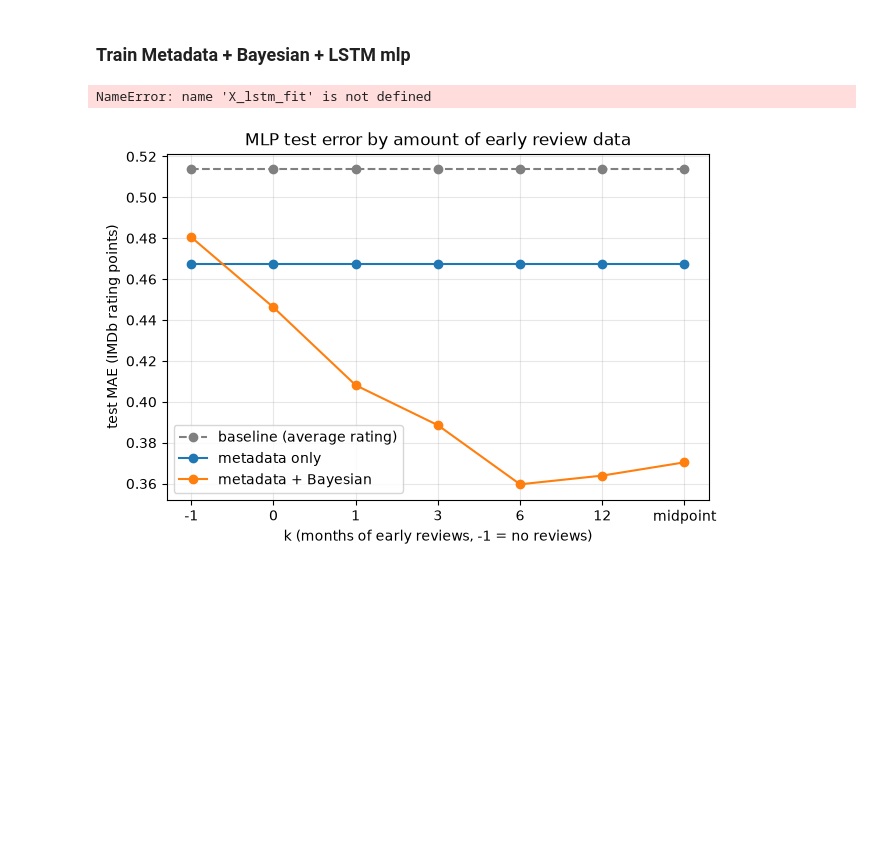
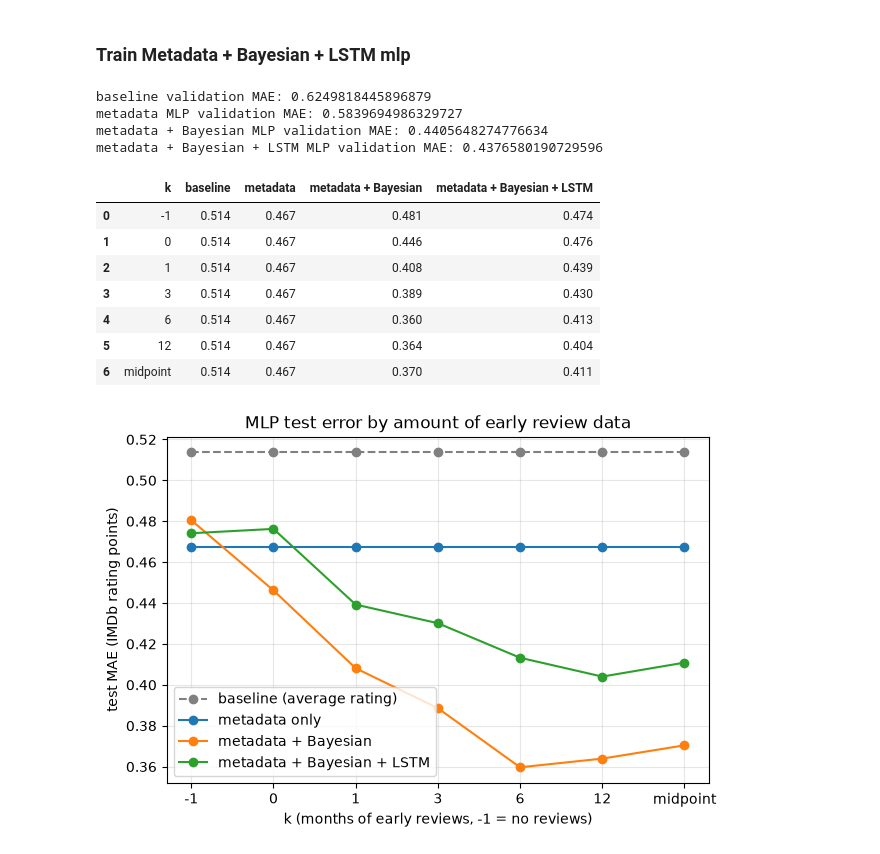
Before and after one commit to angml/ML2_Project, a Jupyter notebook: project_file_bayesian.ipynb, the cells around one changed output. Saved outputs shown, nothing was run; the diff lists cells and outputs as text; code cells hidden in the pictures; blank space fills up the shorter version.

Commit message:
final predictions

```diff
--- a/project_file_bayesian.ipynb
+++ b/project_file_bayesian.ipynb
@@ -1046,58 +1057,80 @@ KeyError: 'lstm_mean'
 # %% [markdown]
 ### Train Metadata + Bayesian + LSTM mlp
 # %%
-mlp_bayes = MLPRegressor(
+# build and train the MLP on metadata + Bayesian + LSTM features
+mlp_lstm = MLPRegressor(
     hidden_layer_sizes=(8,),
     activation="relu",
     learning_rate_init=0.001,
-    max_iter=500,
+    max_iter=1000,
     random_state=42,
 ).fit(X_lstm_fit, y_fit)
 
 # predict ratings for the validation movies
-y_lstn_val_pred = mlp_bayes.predict(X_lstm_val)
+y_lstm_val_pred = mlp_lstm.predict(X_lstm_val)
 
 # compare average errors
 print("baseline validation MAE:", mean_absolute_error(y_val, baseline_val_pred))
 print("metadata MLP validation MAE:", mean_absolute_error(y_val, y_meta_val_pred))
 print("metadata + Bayesian MLP validation MAE:", mean_absolute_error(y_val, y_bayes_val_pred))
-print("metadata + Bayesian + lstm MLP validation MAE:", mean_absolute_error(y_val, y_lstm_val_pred))
+print("metadata + Bayesian + LSTM MLP validation MAE:", mean_absolute_error(y_val, y_lstm_val_pred))
 # %% [output]
-NameError: name 'X_lstm_fit' is not defined
+baseline validation MAE: 0.6249818445896879
+metadata MLP validation MAE: 0.5839694986329727
+metadata + Bayesian MLP validation MAE: 0.4405648274776634
+metadata + Bayesian + LSTM MLP validation MAE: 0.4376580190729596
 # %%
-# predictions
+# predictions for test movies
 baseline_test_pred = np.full(len(y_test), y_fit.mean())
 y_meta_test_pred = mlp_meta.predict(X_meta_test)
 y_bayes_test_pred = mlp_bayes.predict(X_bayes_test)
-# y_lstm_test_pred = mlp_lstm.predict(X_lstm_test)
+y_lstm_test_pred = mlp_lstm.predict(X_lstm_test)
 
 k_vals = ["-1", "0", "1", "3", "6", "12", "midpoint"]
 k_test = mlp_data.loc[mlp_test_rows, "k"].to_numpy()
 
+
+# compute each model's test MAE separately for each k
 mae_by_k = []
 for k in k_vals:
     is_k = k_test == k
     mae_by_k.append({
         "k": k,
         "baseline": mean_absolute_error(y_test[is_k], baseline_test_pred[is_k]),
         "metadata": mean_absolute_error(y_test[is_k], y_meta_test_pred[is_k]),
         "metadata + Bayesian": mean_absolute_error(y_test[is_k], y_bayes_test_pred[is_k]),
-        # "metadata + Bayesian + LSTM": mean_absolute_error(y_test[is_k], y_lstm_test_pred[is_k]),
+        "metadata + Bayesian + LSTM": mean_absolute_error(y_test[is_k], y_lstm_test_pred[is_k]),
     })
+# table for better visual
 mae_by_k = pd.DataFrame(mae_by_k)
+
+display(mae_by_k.round(3))
 
 plt.figure(figsize=(7, 4.5))
 
-plt.plot(mae_by_k["k"], mae_by_k["baseline"], marker="o", linestyle="--", color="gray", label="baseline (average rating)")
-plt.plot(mae_by_k["k"], mae_by_k["metadata"], marker="o", label="metadata only")
-plt.plot(mae_by_k["k"], mae_by_k["metadata + Bayesian"], marker="o", label="metadata + Bayesian")
-# plt.plot(mae_by_k["k"], mae_by_k["metadata + Bayesian + LSTM"], marker="o", label="metadata + Bayesian + LSTM")
+plt.plot(mae_by_k["k"], mae_by_k["baseline"],
+         marker="o", linestyle="--", color="gray",
+         label="baseline (average rating)")
+plt.plot(mae_by_k["k"], mae_by_k["metadata"],
+         marker="o", label="metadata only")
+plt.plot(mae_by_k["k"], mae_by_k["metadata + Bayesian"],
+         marker="o", label="metadata + Bayesian")
+plt.plot(mae_by_k["k"], mae_by_k["metadata + Bayesian + LSTM"],
+         marker="o", label="metadata + Bayesian + LSTM")
 
 plt.xlabel("k (months of early reviews, -1 = no reviews)")
 plt.ylabel("test MAE (IMDb rating points)")
 plt.title("MLP test error by amount of early review data")
 plt.legend()
 plt.grid(alpha=0.3)
 plt.show()
 # %% [output]
+|  | k | baseline | metadata | metadata + Bayesian | metadata + Bayesian + LSTM |
+| 0 | -1 | 0.514 | 0.467 | 0.481 | 0.474 |
+| 1 | 0 | 0.514 | 0.467 | 0.446 | 0.476 |
+| 2 | 1 | 0.514 | 0.467 | 0.408 | 0.439 |
+| 3 | 3 | 0.514 | 0.467 | 0.389 | 0.430 |
+| 4 | 6 | 0.514 | 0.467 | 0.360 | 0.413 |
+| 5 | 12 | 0.514 | 0.467 | 0.364 | 0.404 |
+| 6 | midpoint | 0.514 | 0.467 | 0.370 | 0.411 |
-[figure, old version]
+[figure, new version]
```
Also changed, not shown: parts of 7 cells of this notebook.
